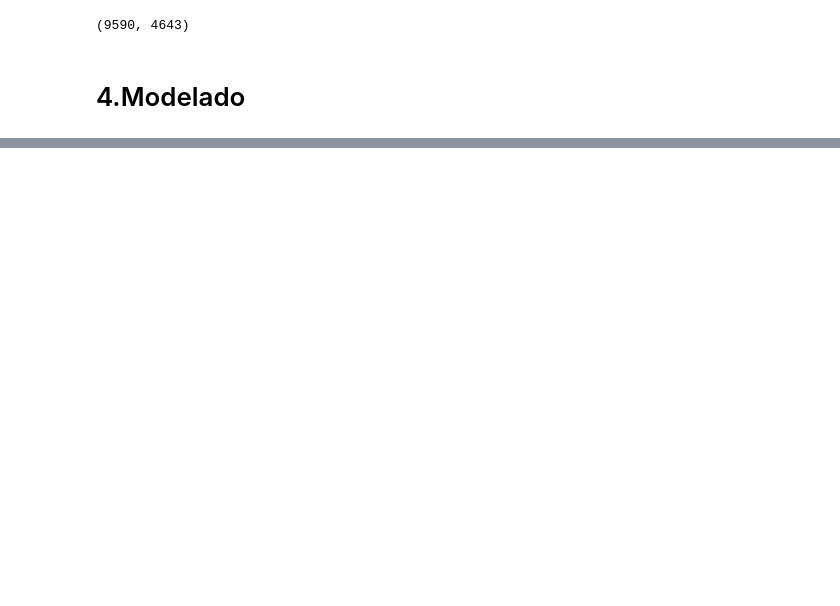
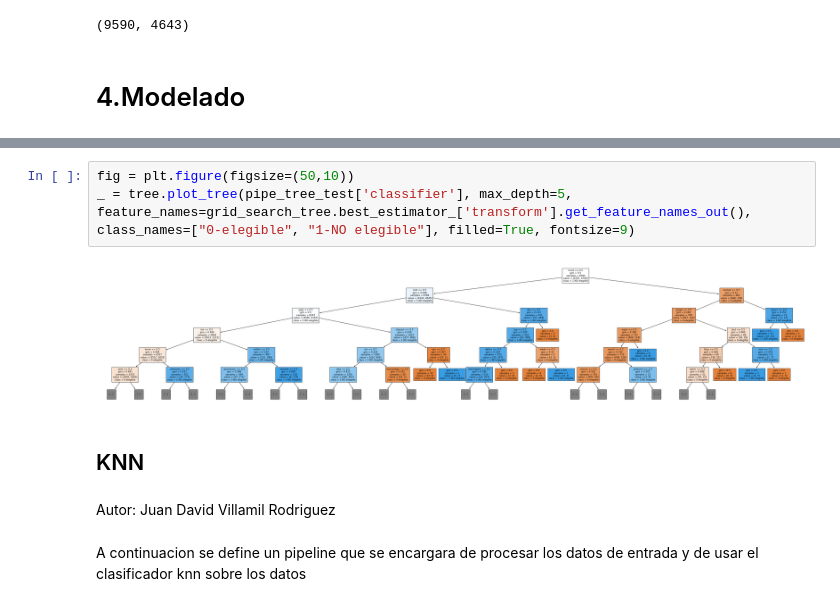
Before and after one commit to Traintain/2022-1-BI-Proyecto1-G4, a Jupyter notebook: Proyecto_1_Grupo_4.ipynb, the cells around one changed output, grey strips where cells are left out. Cells and saved outputs as stored; diff of their text form; blank space fills up the shorter version.

```diff
--- a/Proyecto_1_Grupo_4.ipynb
+++ b/Proyecto_1_Grupo_4.ipynb
@@ -602,0 +821,11 @@ def plot_confusion_matrix(y_true, y_pred, classes,
+# %%
+fig = plt.figure(figsize=(50,10))
+_ = tree.plot_tree(pipe_tree_test['classifier'], max_depth=5, feature_names=grid_search_tree.best_estimator_['transform'].get_feature_names_out(), class_names=["0-elegible", "1-NO elegible"], filled=True, fontsize=9)
+# %% [output]
+[figure, added]
+# %% [markdown]
+## KNN
+# %% [markdown]
+Autor: Juan David Villamil Rodriguez
+# %% [markdown]
+A continuacion se define un pipeline que se encargara de procesar los datos de entrada y de usar el clasificador knn sobre los datos
```
Also changed, not shown: parts of 57 cells of this notebook.
